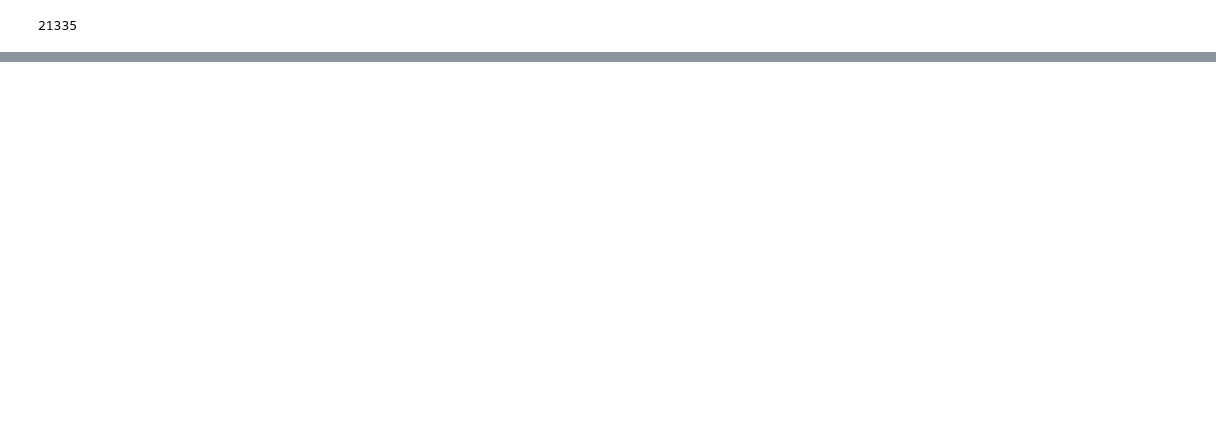
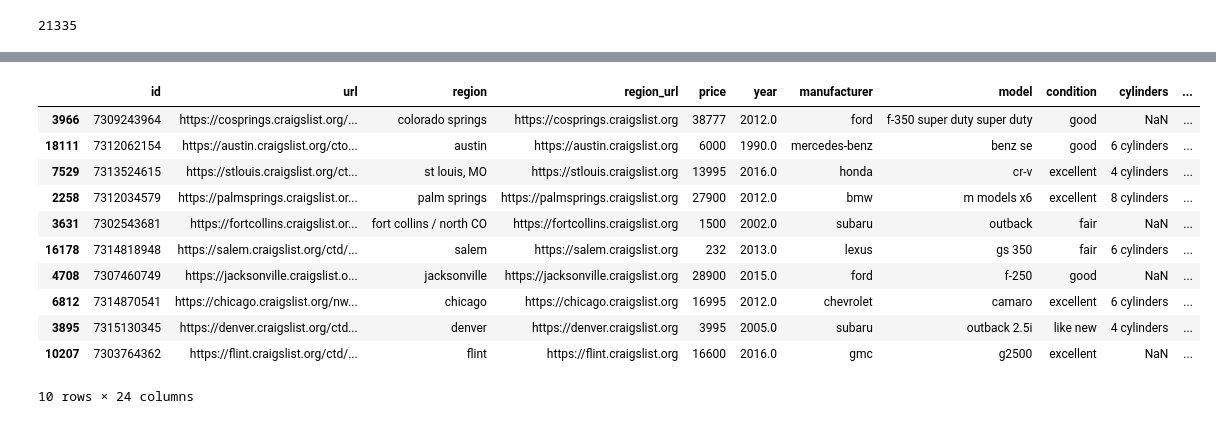
Before and after one commit to guicttram/used-cars-price-prediction, a Jupyter notebook: Price Prediction.ipynb, the cells around one changed output, grey strips where cells are left out. Cells and saved outputs as stored; diff of their text form; code cells hidden in the pictures; blank space fills up the shorter version.

```diff
--- a/Price Prediction.ipynb
+++ b/Price Prediction.ipynb
@@ -71,0 +253,24 @@ len(df)
+# %%
+df_drive = [
+    df[df.price <= 17000],
+    df[df.price > 17000]
+]
+
+for dataframe in df_drive:
+    dataframe['drive'] = dataframe['drive'].fillna(dataframe['drive'].mode()[0])
+
+df = pd.concat(df_drive)
+df.sample(10)
+# %% [output]
+|  | id | url | region | region_url | price | year | manufacturer | model | condition | cylinders | ... |
+| 3966 | 7309243964 | https://cosprings.craigslist.org/... | colorado springs | https://cosprings.craigslist.org | 38777 | 2012.0 | ford | f-350 super duty super duty | good | NaN | ... |
+| 18111 | 7312062154 | https://austin.craigslist.org/cto... | austin | https://austin.craigslist.org | 6000 | 1990.0 | mercedes-benz | benz se | good | 6 cylinders | ... |
+| 7529 | 7313524615 | https://stlouis.craigslist.org/ct... | st louis, MO | https://stlouis.craigslist.org | 13995 | 2016.0 | honda | cr-v | excellent | 4 cylinders | ... |
+| 2258 | 7312034579 | https://palmsprings.craigslist.or... | palm springs | https://palmsprings.craigslist.org | 27900 | 2012.0 | bmw | m models x6 | excellent | 8 cylinders | ... |
+| 3631 | 7302543681 | https://fortcollins.craigslist.or... | fort collins / north CO | https://fortcollins.craigslist.org | 1500 | 2002.0 | subaru | outback | fair | NaN | ... |
+| 16178 | 7314818948 | https://salem.craigslist.org/ctd/... | salem | https://salem.craigslist.org | 232 | 2013.0 | lexus | gs 350 | fair | 6 cylinders | ... |
+| 4708 | 7307460749 | https://jacksonville.craigslist.o... | jacksonville | https://jacksonville.craigslist.org | 28900 | 2015.0 | ford | f-250 | good | NaN | ... |
+| 6812 | 7314870541 | https://chicago.craigslist.org/nw... | chicago | https://chicago.craigslist.org | 16995 | 2012.0 | chevrolet | camaro | excellent | 6 cylinders | ... |
+| 3895 | 7315130345 | https://denver.craigslist.org/ctd... | denver | https://denver.craigslist.org | 3995 | 2005.0 | subaru | outback 2.5i | like new | 4 cylinders | ... |
+| 10207 | 7303764362 | https://flint.craigslist.org/ctd/... | flint | https://flint.craigslist.org | 16600 | 2016.0 | gmc | g2500 | excellent | NaN | ... |
+10 rows × 24 columns
```
Also changed, not shown: parts of 32 cells of this notebook, 1 other file.
